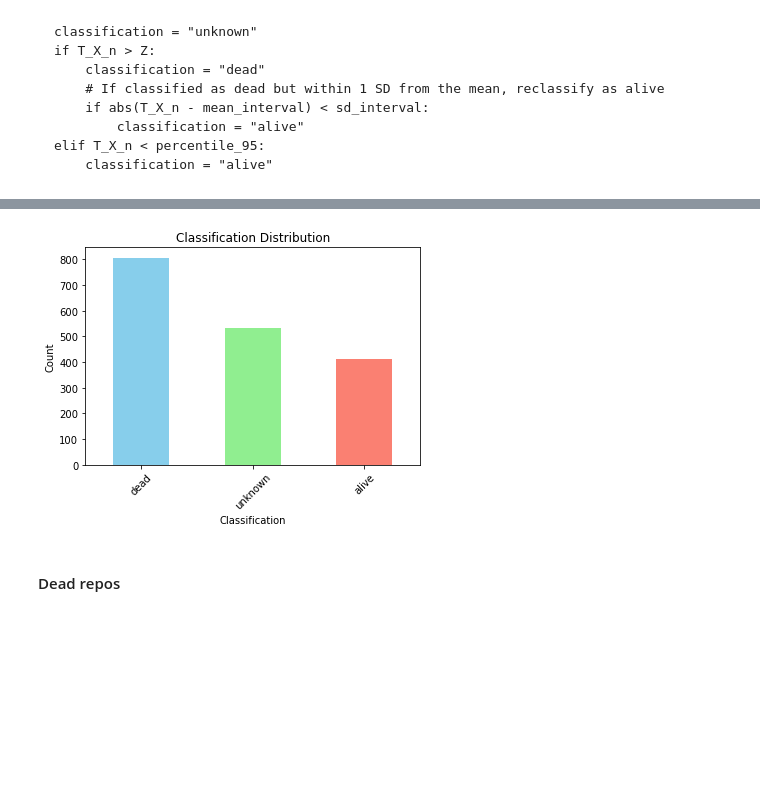
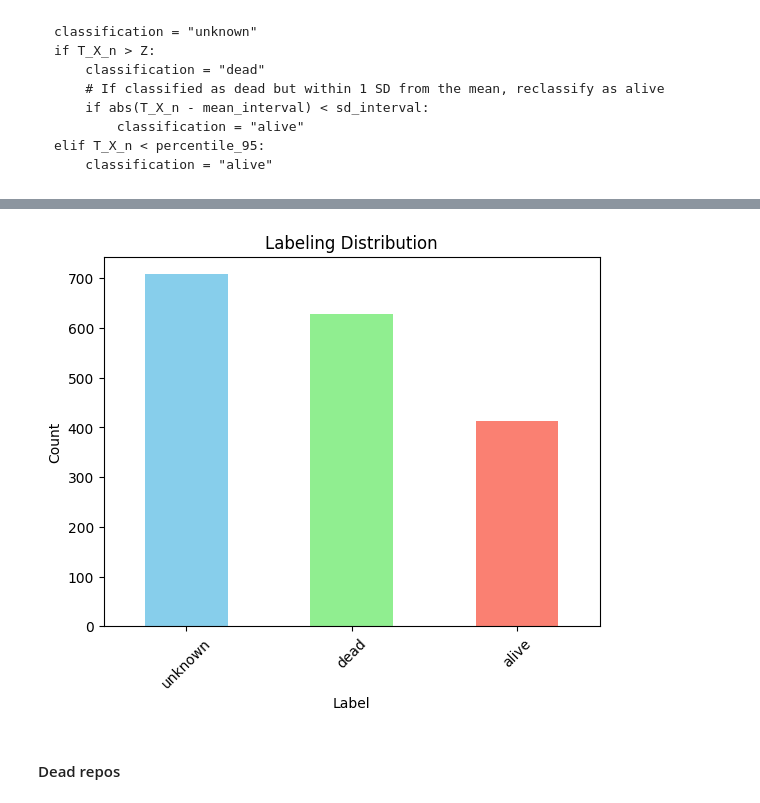
Before and after one commit to EthanFalcao/Github_Repo_EDA, a Jupyter notebook: repo_status_classification/graph_data_treshold(95thP).ipynb, the cells around one changed output, grey strips where cells are left out. Cells and saved outputs as stored; diff of their text form; code cells hidden in the pictures; blank space fills up the shorter version.

```diff
--- a/repo_status_classification/graph_data_treshold(95thP).ipynb
+++ b/repo_status_classification/graph_data_treshold(95thP).ipynb
@@ -19,11 +19,9 @@ def process_commit_history(csv_file, current_time="2023-11-1"):
 
     df['date'] = pd.to_datetime(df['date']).dt.tz_localize(None)
 
-    # Filter the DataFrame to include only dates up to and including November 1, 2023
     cut_off_date = '2023-11-1'
     df = df[df['date'] <= pd.to_datetime(cut_off_date)]
 
-    # Check again if DataFrame is empty after filtering by date
     if df.empty:
         return None
 
@@ -45,7 +43,7 @@ def process_commit_history(csv_file, current_time="2023-11-1"):
         time_since_last_commit_days = T_X_n / (60 * 60 * 24)
 
         classification = "unknown"
-        if T_X_n > Z:
+        if T_X_n > Z*2:
             # Reclassify as "alive" if within a certain SD from the mean
             if abs(T_X_n - mean_interval) < sd_interval:
                 classification = "alive"
@@ -64,14 +62,14 @@ def process_commit_history(csv_file, current_time="2023-11-1"):
             'Percentile_95': percentile_95,
             'MeanInterval(days)': mean_interval,
             'SDInterval': sd_interval,
-            'Classification': classification,
+            'Label': classification,
             'TimeSinceLastCommit(days)': time_since_last_commit_days
         }
     else:
         return None
 
-#folder_path = '/Users/ethan/Documents/Data science/MQP/main_repo_df/Data/CommitData'
-folder_path = '../../Data/CommitData'
+folder_path = '/Users/ethan/Documents/Data science/MQP/main_repo_df/Data/CommitData'
+#folder_path = '../../Data/CommitData'
 results_list = []
 
 for file_name in os.listdir(folder_path):
@@ -108,7 +106,7 @@ results_df[['Owner', 'Repo']] = results_df['Repo'].apply(lambda x: split_repo_id
 
 
 results_df =results_df [['Repo', 'Owner','Z', 'T_X_n', 'Percentile_95', 'MeanInterval(days)',
-       'SDInterval', 'Classification', 'TimeSinceLastCommit(days)' ]]
+       'SDInterval', 'Label', 'TimeSinceLastCommit(days)' ]]
 # %%
 results_df.to_csv('../data/df_95thp_labeled.csv', index=False)
 # %%
@@ -143,15 +141,15 @@ plt.show()
 # %%
 import matplotlib.pyplot as plt
 
-classification_counts = results_df['Classification'].value_counts()
+classification_counts = results_df['Label'].value_counts()
 classification_counts.plot(kind='bar', color=['skyblue', 'lightgreen', 'salmon'])
-plt.title('Classification Distribution')
-plt.xlabel('Classification')
+plt.title('Labeling Distribution')
+plt.xlabel('Label')
 plt.ylabel('Count')
 plt.xticks(rotation=45)
 plt.show()
 # %% [output]
-[figure, old version]
+[figure, new version]
 # %% [markdown]
 #### Dead repos
 # %%
```
Also changed, not shown: parts of 24 cells of this notebook, 3 other files.
